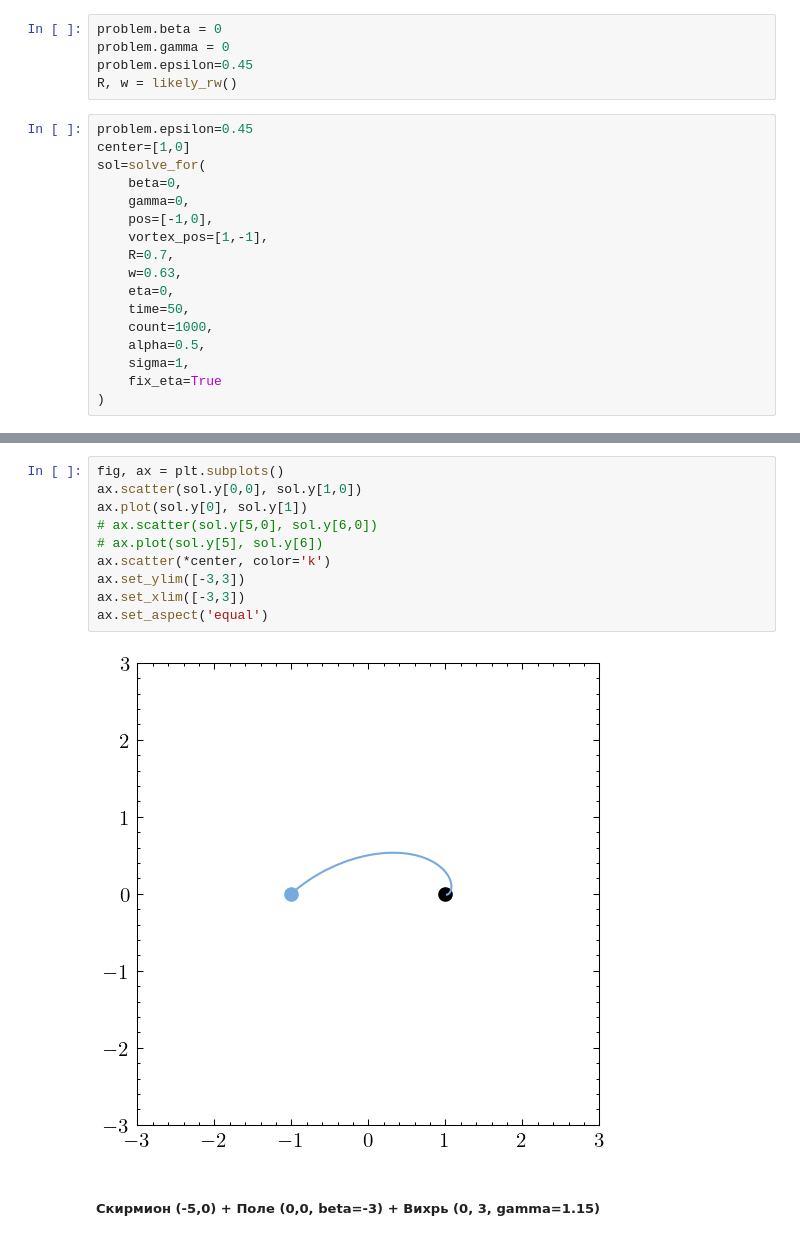
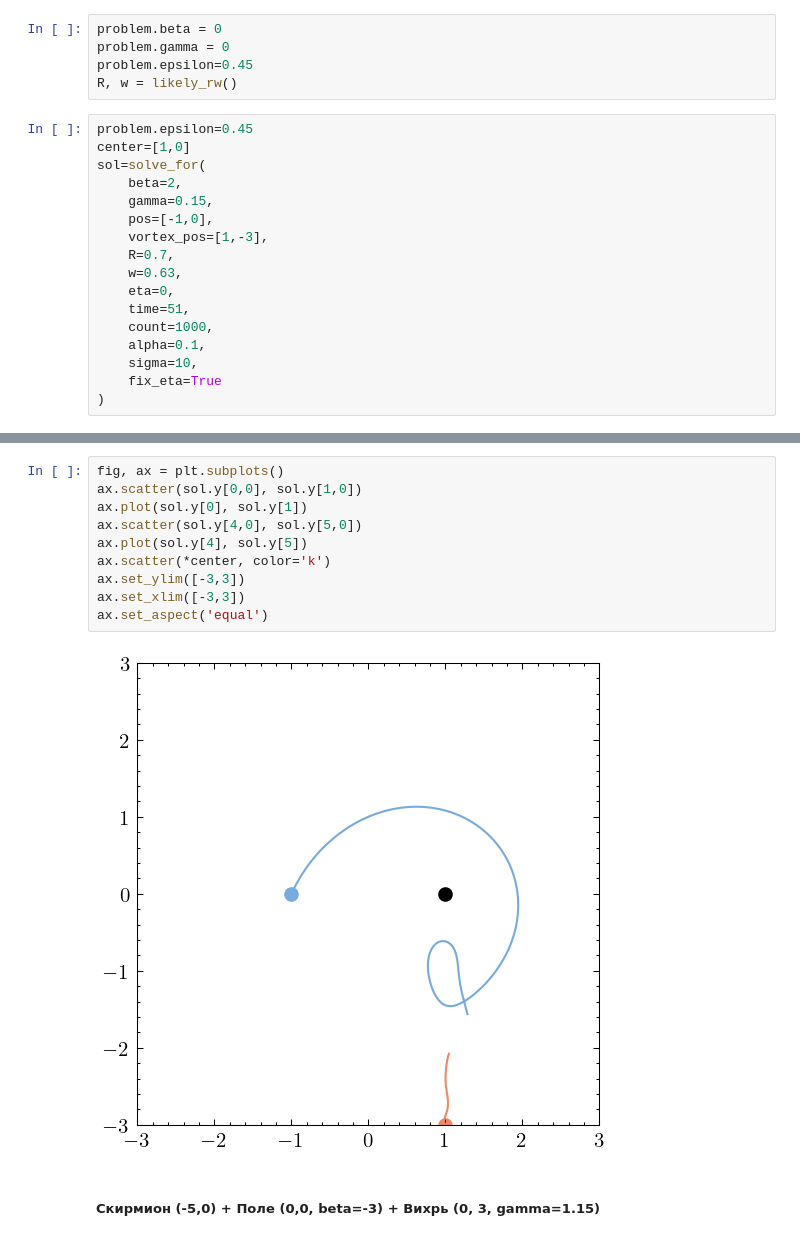
Before and after one commit to nazar-si/skyrmion-v2, a Jupyter notebook: thiele-vortex.ipynb, the cells around one changed output, grey strips where cells are left out. Saved outputs shown, nothing was run; the diff lists cells and outputs as text.

```diff
--- a/thiele-vortex.ipynb
+++ b/thiele-vortex.ipynb
@@ -380,16 +380,16 @@ R, w = likely_rw()
 problem.epsilon=0.45
 center=[1,0]
 sol=solve_for(
-    beta=0,
-    gamma=0,
+    beta=2,
+    gamma=0.15,
     pos=[-1,0],
-    vortex_pos=[1,-1],
+    vortex_pos=[1,-3],
     R=0.7,
     w=0.63,
     eta=0,
-    time=50,
+    time=51,
     count=1000,
-    alpha=0.5,
-    sigma=1,
+    alpha=0.1,
+    sigma=10,
     fix_eta=True
 )
@@ -415,15 +409,15 @@ print(-start_force.round(decimals=5) * 50)
 # %%
 fig, ax = plt.subplots()
 ax.scatter(sol.y[0,0], sol.y[1,0])
 ax.plot(sol.y[0], sol.y[1])
-# ax.scatter(sol.y[5,0], sol.y[6,0])
-# ax.plot(sol.y[5], sol.y[6])
+ax.scatter(sol.y[4,0], sol.y[5,0])
+ax.plot(sol.y[4], sol.y[5])
 ax.scatter(*center, color='k')
 ax.set_ylim([-3,3])
 ax.set_xlim([-3,3])
 ax.set_aspect('equal')
 # %% [output]
-[figure, old version]
+[figure, new version]
 # %% [markdown]
 ##### Скирмион (-5,0) + Поле (0,0, beta=-3) + Вихрь (0, 3, gamma=1.15)
 # %% [markdown]
```
Also changed, not shown: parts of 2 cells of this notebook, 2 other files.
